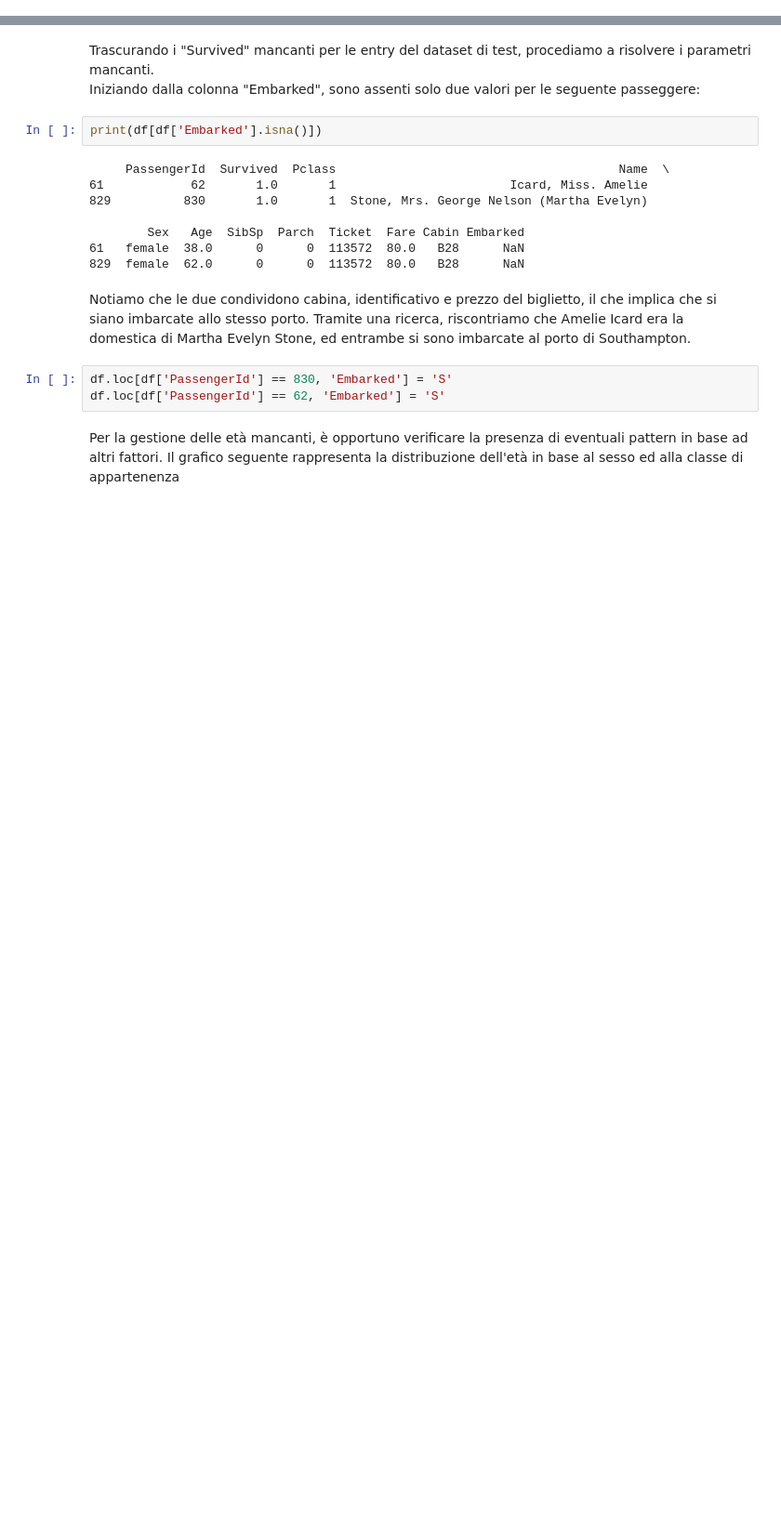
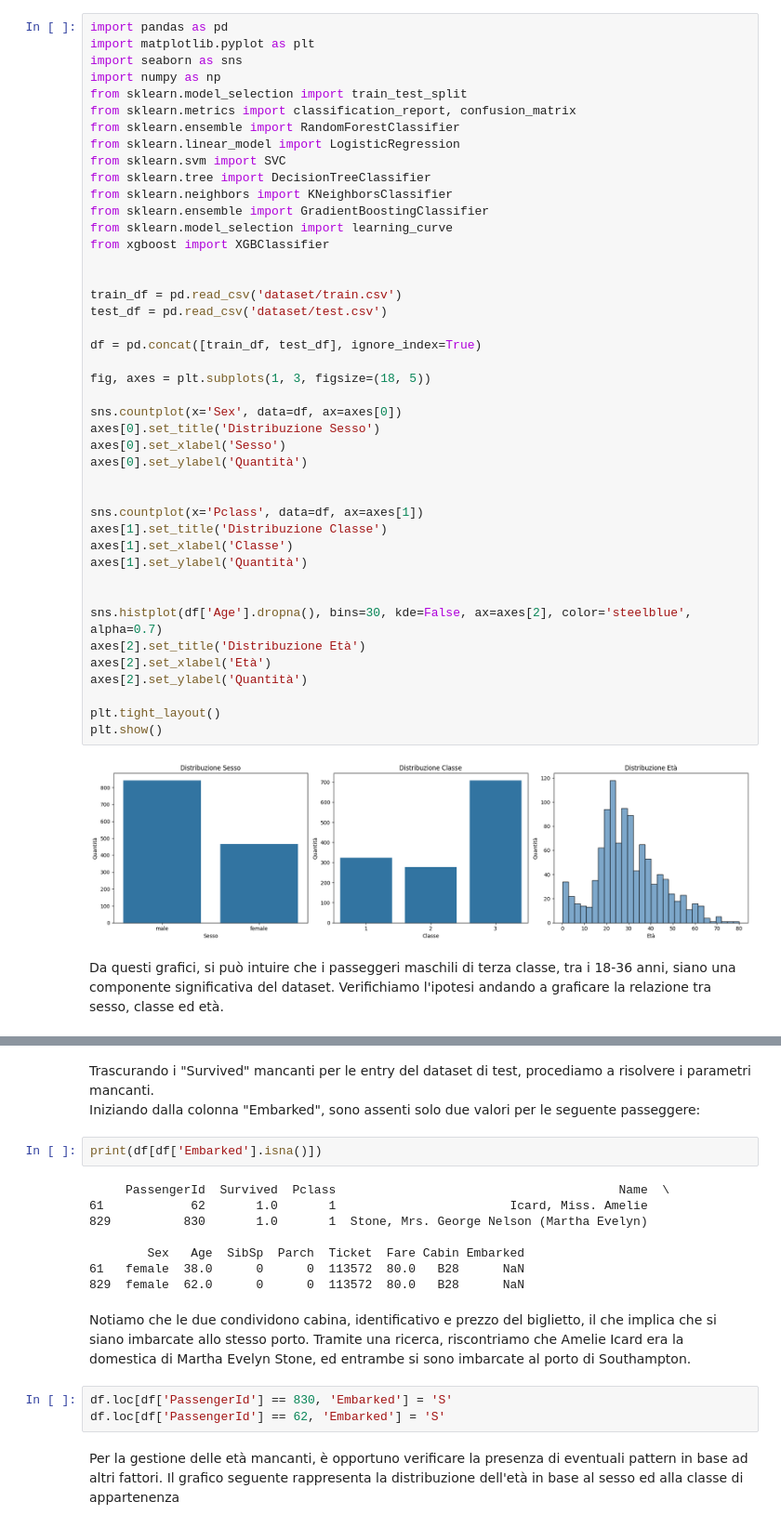
Before and after one commit to lPen88/dataProject, a Jupyter notebook: report.ipynb, the cells around one changed output, grey strips where cells are left out. Shown: that part at 93% size. Cells and saved outputs as stored; diff of their text form; blank space fills up the shorter version.

Commit message:
preparazione report finale

```diff
--- a/report.ipynb
+++ b/report.ipynb
@@ -9,0 +17,47 @@ Spieghiamo il fatto che è già diviso in dataset di training e di testing, quel
+# %%
+import pandas as pd
+import matplotlib.pyplot as plt
+import seaborn as sns
+import numpy as np
+from sklearn.model_selection import train_test_split
+from sklearn.metrics import classification_report, confusion_matrix
+from sklearn.ensemble import RandomForestClassifier
+from sklearn.linear_model import LogisticRegression
+from sklearn.svm import SVC
+from sklearn.tree import DecisionTreeClassifier
+from sklearn.neighbors import KNeighborsClassifier
+from sklearn.ensemble import GradientBoostingClassifier
+from sklearn.model_selection import learning_curve
+from xgboost import XGBClassifier
+
+
+train_df = pd.read_csv('dataset/train.csv')
+test_df = pd.read_csv('dataset/test.csv')
+
+df = pd.concat([train_df, test_df], ignore_index=True)
+
+fig, axes = plt.subplots(1, 3, figsize=(18, 5))
+
+sns.countplot(x='Sex', data=df, ax=axes[0])
+axes[0].set_title('Distribuzione Sesso')
+axes[0].set_xlabel('Sesso')
+axes[0].set_ylabel('Quantità')
+
+
+sns.countplot(x='Pclass', data=df, ax=axes[1])
+axes[1].set_title('Distribuzione Classe')
+axes[1].set_xlabel('Classe')
+axes[1].set_ylabel('Quantità')
+
+
+sns.histplot(df['Age'].dropna(), bins=30, kde=False, ax=axes[2], color='steelblue', alpha=0.7)
+axes[2].set_title('Distribuzione Età')
+axes[2].set_xlabel('Età')
+axes[2].set_ylabel('Quantità')
+
+plt.tight_layout()
+plt.show()
+# %% [output]
+[figure, added]
+# %% [markdown]
+Da questi grafici, si può intuire che i passeggeri maschili di terza classe, tra i 18-36 anni, siano una componente significativa del dataset. Verifichiamo l'ipotesi andando a graficare la relazione tra sesso, classe ed età.
```
Also changed, not shown: parts of 11 cells of this notebook.
